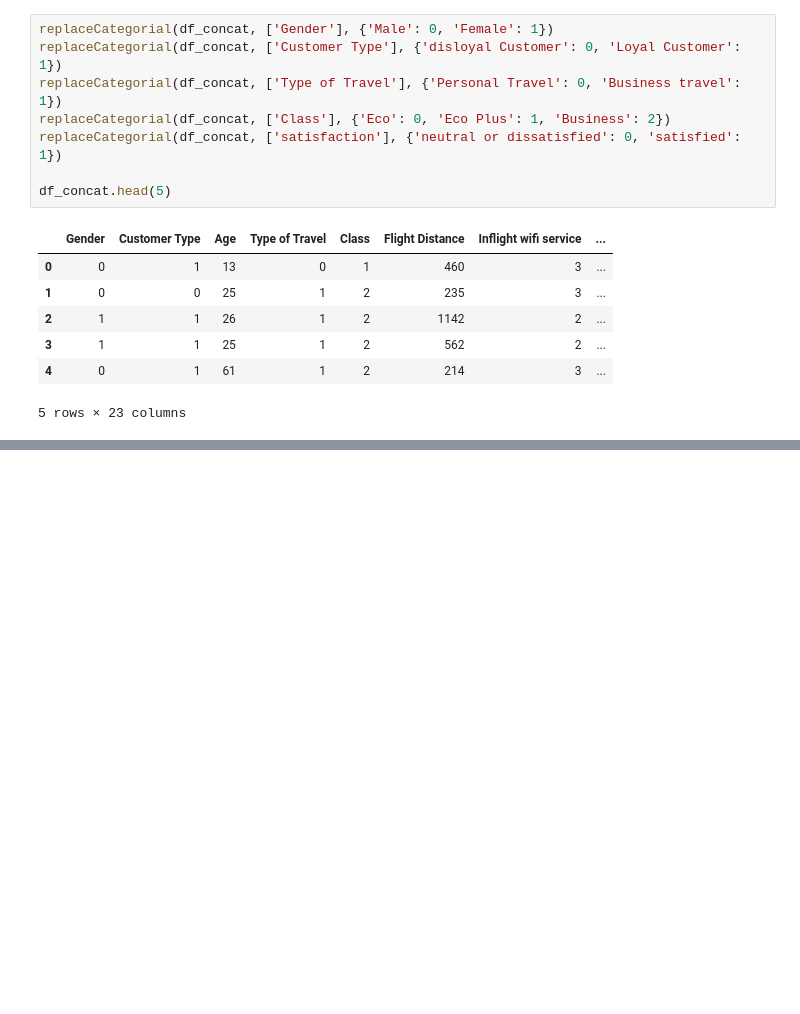
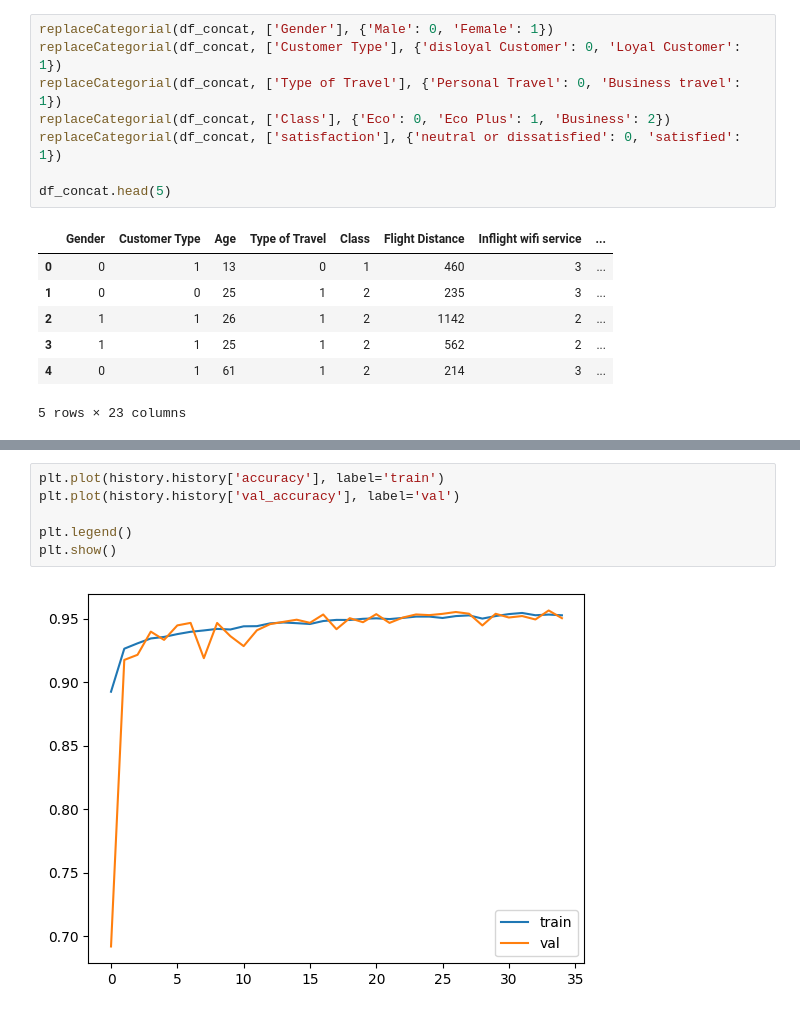
Before and after one commit to davinjason09/Airline-Satisfaction-Classification, a Jupyter notebook: Classification.ipynb, the cells around one changed output, grey strips where cells are left out. Saved outputs shown, nothing was run; the diff lists cells and outputs as text; blank space fills up the shorter version.

```diff
--- a/Classification.ipynb
+++ b/Classification.ipynb
@@ -107,0 +165,8 @@ print(X_train.shape, X_test.shape, y_train.shape, y_test.shape)
+# %%
+plt.plot(history.history['accuracy'], label='train')
+plt.plot(history.history['val_accuracy'], label='val')
+
+plt.legend()
+plt.show()
+# %% [output]
+[figure, added]
```
Also changed, not shown: parts of 7 cells of this notebook.
